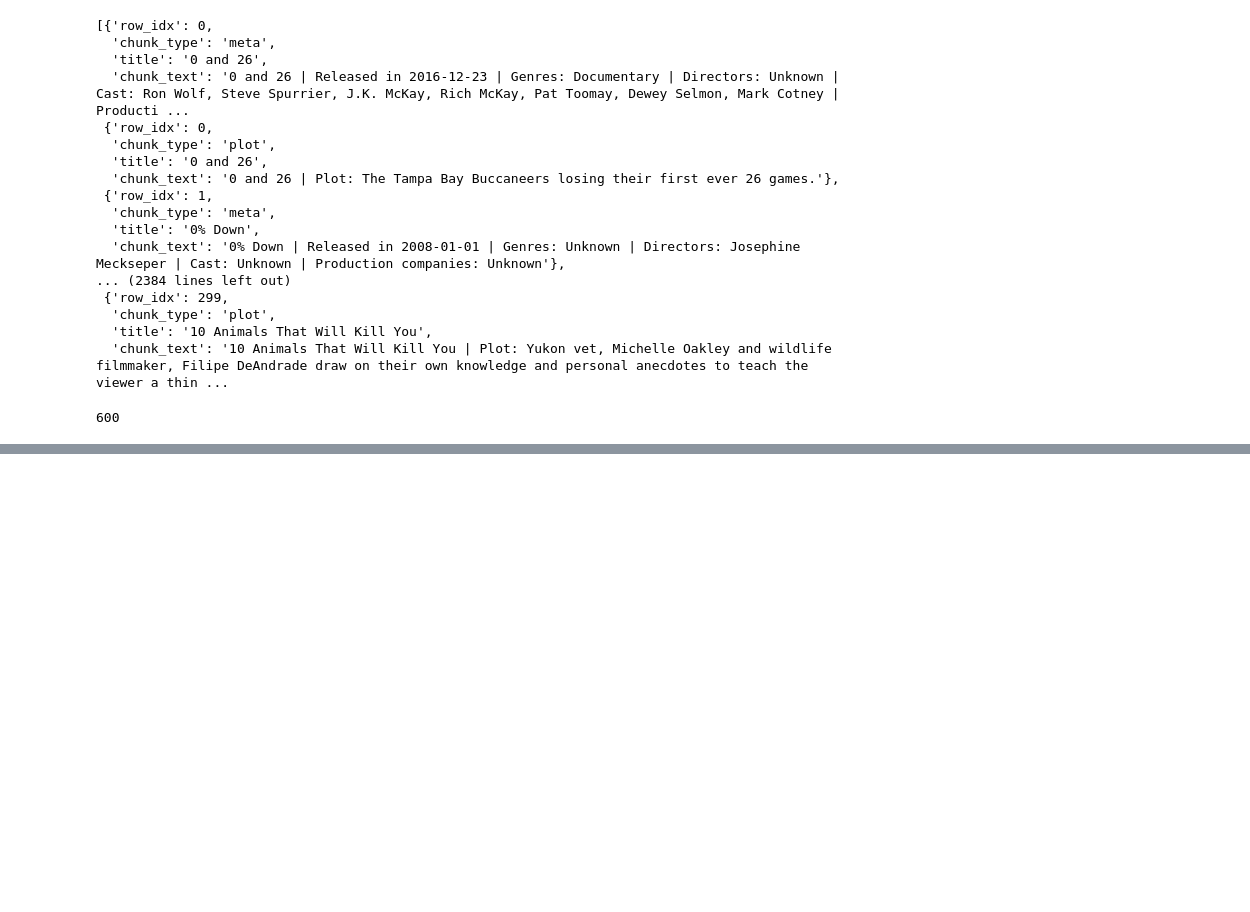
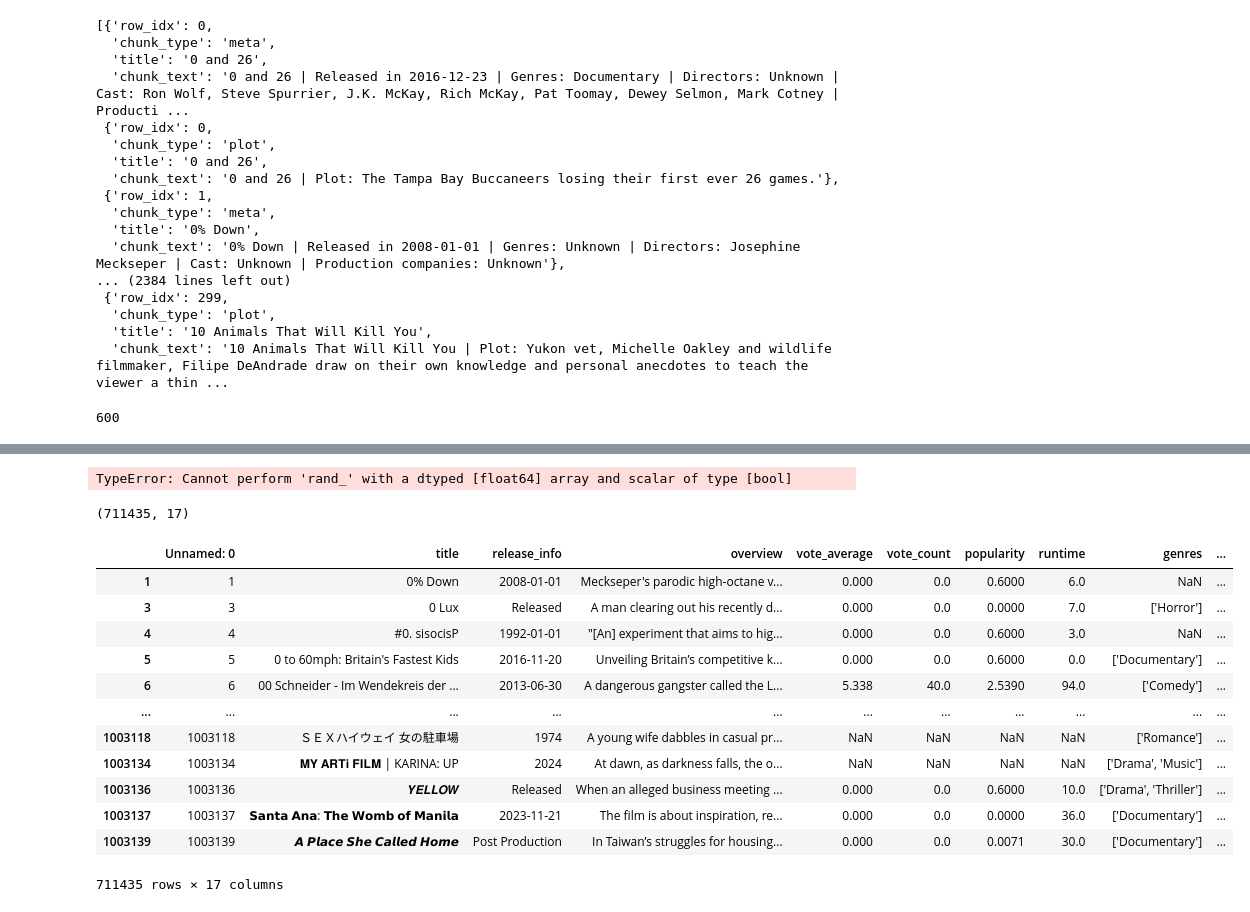
Before and after one commit to WorriedSeat/RAG, a Jupyter notebook: src/dataset/dataset_experiments.ipynb, the cells around one changed output, grey strips where cells are left out. Cells and saved outputs as stored; diff of their text form; code cells hidden in the pictures; blank space fills up the shorter version.

```diff
--- a/src/dataset/dataset_experiments.ipynb
+++ b/src/dataset/dataset_experiments.ipynb
@@ -680,0 +829,27 @@ with h5py.File("../../data/prep/test_embeddings.npy", "r") as hf:
+# %%
+data_cp = data.copy()
+data_cp["overview_length"] = data_cp["overview"].apply(lambda x: len(x.split()))
+data_cp.drop(data_cp[(data_cp["overview_length"] < 25) & (data_cp["vote_average"] == 0.0 & data_cp["vote_count"] > 5)].index, inplace=True)
+print(data_cp.shape)
+# %% [output]
+TypeError: Cannot perform 'rand_' with a dtyped [float64] array and scalar of type [bool]
+# %%
+colsnan = ["genres", "directors", "cast"] #"production_companies", "production_countries", "keywords"
+none_not_all = data_cp.dropna(subset=colsnan, how="all")
+print(none_not_all.shape)
+none_not_all
+# %% [output]
+(711435, 17)
+|  | Unnamed: 0 | title | release_info | overview | vote_average | vote_count | popularity | runtime | genres | ... |
+| 1 | 1 | 0% Down | 2008-01-01 | Meckseper's parodic high-octane v... | 0.000 | 0.0 | 0.6000 | 6.0 | NaN | ... |
+| 3 | 3 | 0 Lux | Released | A man clearing out his recently d... | 0.000 | 0.0 | 0.0000 | 7.0 | ['Horror'] | ... |
+| 4 | 4 | #0. sisocisP | 1992-01-01 | "[An] experiment that aims to hig... | 0.000 | 0.0 | 0.6000 | 3.0 | NaN | ... |
+| 5 | 5 | 0 to 60mph: Britain's Fastest Kids | 2016-11-20 | Unveiling Britain’s competitive k... | 0.000 | 0.0 | 0.6000 | 0.0 | ['Documentary'] | ... |
+| 6 | 6 | 00 Schneider - Im Wendekreis der ... | 2013-06-30 | A dangerous gangster called the L... | 5.338 | 40.0 | 2.5390 | 94.0 | ['Comedy'] | ... |
+| ... | ... | ... | ... | ... | ... | ... | ... | ... | ... | ... |
+| 1003118 | 1003118 | ＳＥＸハイウェイ 女の駐車場 | 1974 | A young wife dabbles in casual pr... | NaN | NaN | NaN | NaN | ['Romance'] | ... |
+| 1003134 | 1003134 | 𝐌𝐘 𝐀𝐑𝐓𝐢 𝐅𝐈𝐋𝐌 | KARINA: UP | 2024 | At dawn, as darkness falls, the o... | NaN | NaN | NaN | NaN | ['Drama', 'Music'] | ... |
+| 1003136 | 1003136 | 𝒀𝑬𝑳𝑳𝑶𝑾 | Released | When an alleged business meeting ... | 0.000 | 0.0 | 0.6000 | 10.0 | ['Drama', 'Thriller'] | ... |
+| 1003137 | 1003137 | 𝗦𝗮𝗻𝘁𝗮 𝗔𝗻𝗮: 𝗧𝗵𝗲 𝗪𝗼𝗺𝗯 𝗼𝗳 𝗠𝗮𝗻𝗶𝗹𝗮 | 2023-11-21 | The film is about inspiration, re... | 0.000 | 0.0 | 0.0000 | 36.0 | ['Documentary'] | ... |
+| 1003139 | 1003139 | 𝘼 𝙋𝙡𝙖𝙘𝙚 𝙎𝙝𝙚 𝘾𝙖𝙡𝙡𝙚𝙙 𝙃𝙤𝙢𝙚 | Post Production | In Taiwan’s struggles for housing... | 0.000 | 0.0 | 0.0071 | 30.0 | ['Documentary'] | ... |
+711435 rows × 17 columns
```
Also changed, not shown: parts of 12 cells of this notebook.
